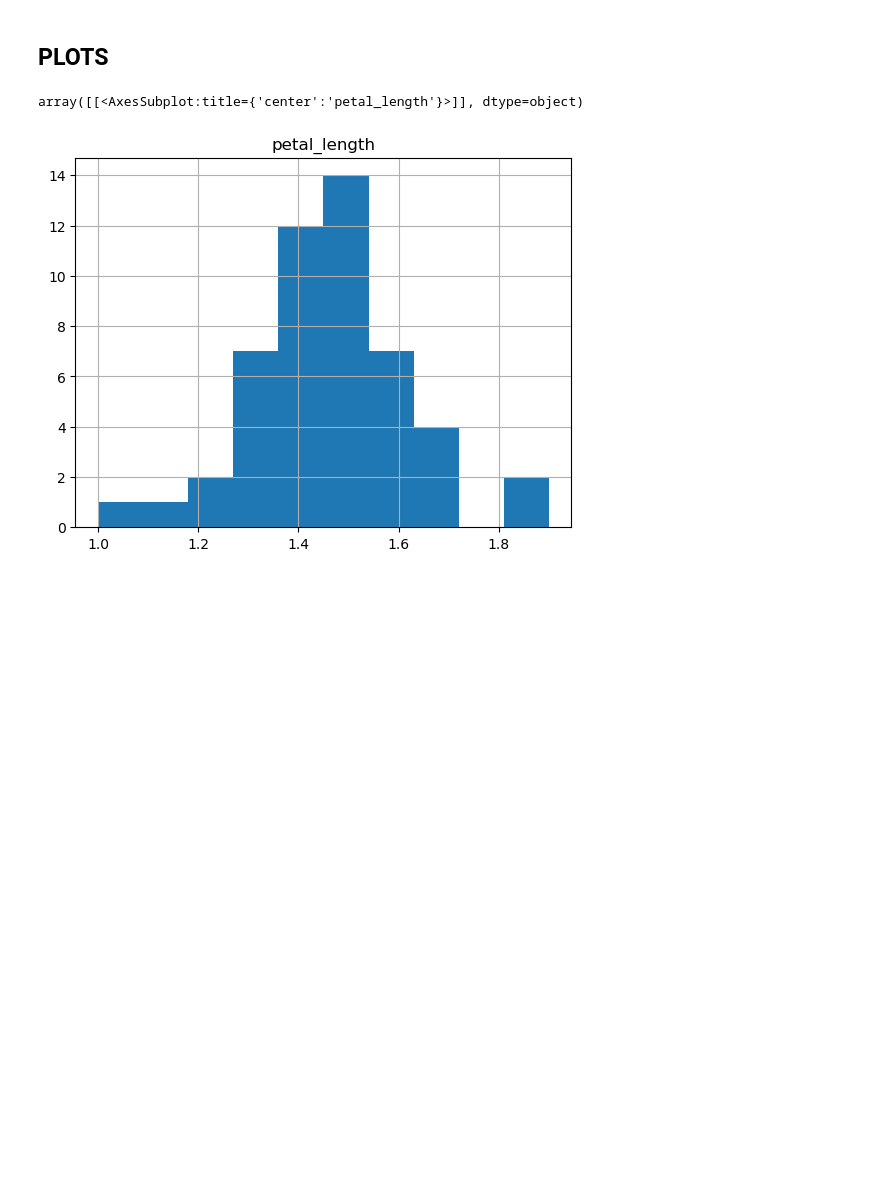
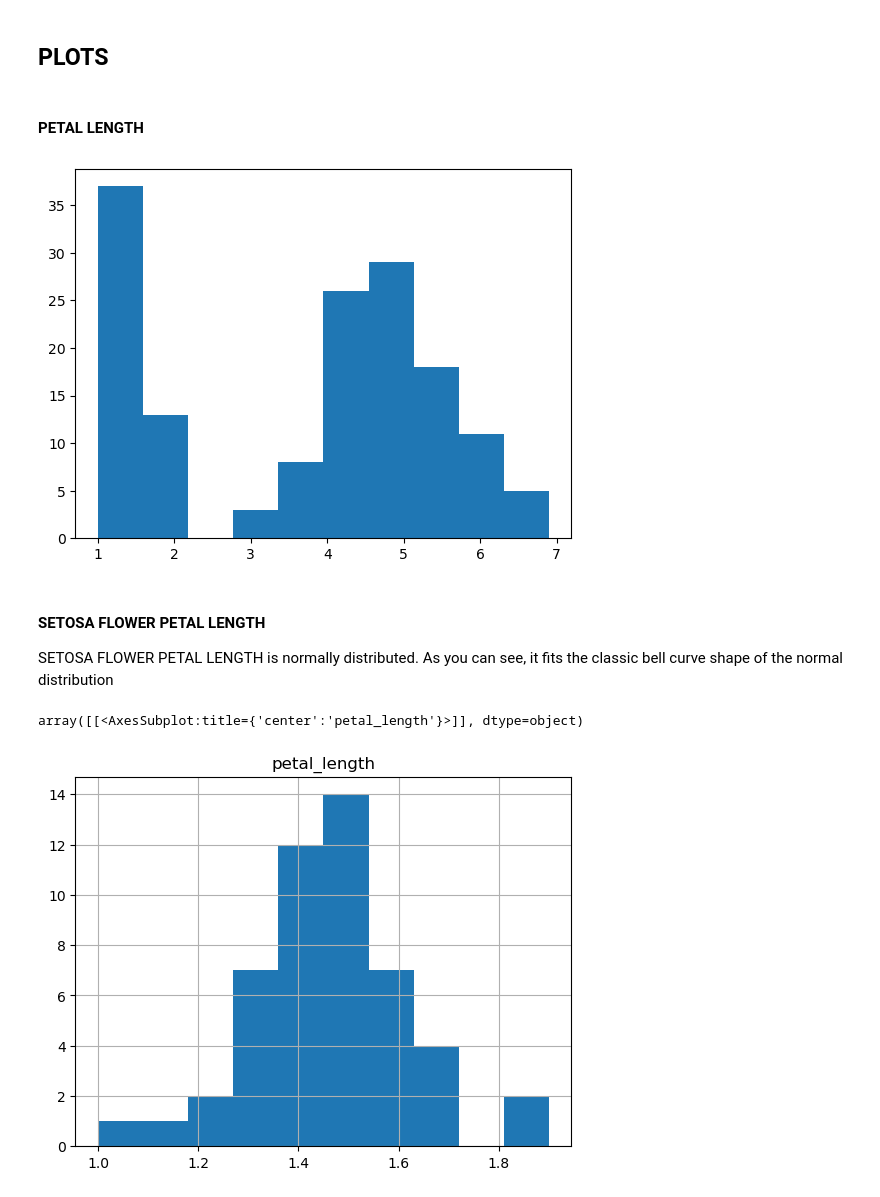
Before and after one commit to mickalleny2k/FUND_DATA, a Jupyter notebook: project.ipynb, the cells around one changed output. Cells and saved outputs as stored; diff of their text form; code cells hidden in the pictures; blank space fills up the shorter version.

```diff
--- a/project.ipynb
+++ b/project.ipynb
@@ -557,5 +671,15 @@ iris[col1and2].head(6)
 # %% [markdown]
 ## PLOTS
+# %% [markdown]
+#### PETAL LENGTH
+# %%
+petal_length = iris.petal_length
+n, bins, patches = plt.hist(petal_length)
+# %% [output]
+[figure, added]
+# %% [markdown]
+#### SETOSA FLOWER PETAL LENGTH
+SETOSA FLOWER PETAL LENGTH is normally distributed. As you can see, it fits the classic bell curve shape of the normal distribution
 # %%
 setosa.hist('petal_length')
 # %% [output]
```
Also changed, not shown: parts of 34 cells of this notebook, 1 other file.
